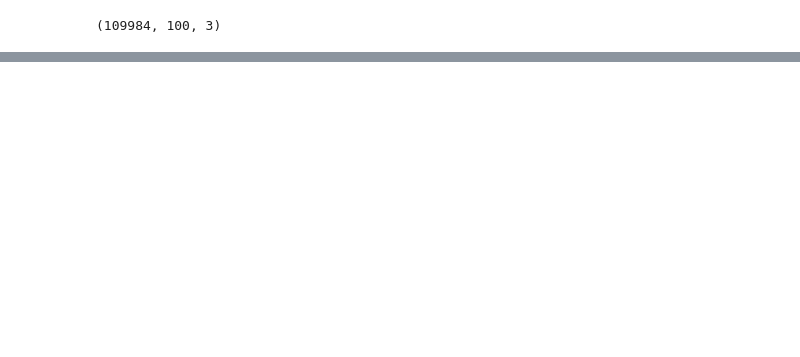
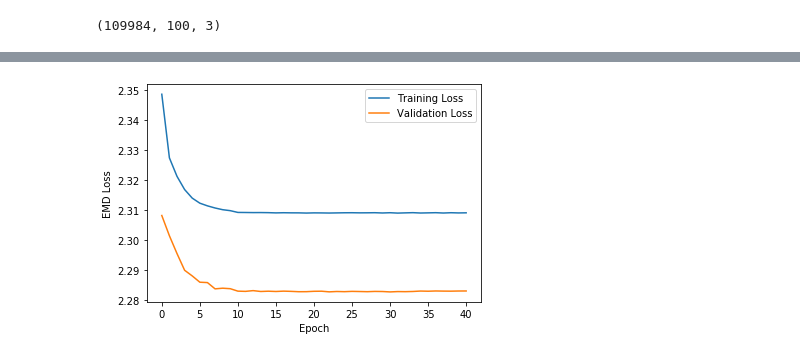
Before and after one commit to mpp-hep/JetGen, a Jupyter notebook: jupyter/JetGen_PostTrain.ipynb, the cells around one changed output, grey strips where cells are left out. Drawn from its saved outputs; the diff is of its cells as text; code cells hidden in the pictures; blank space fills up the shorter version.

```diff
--- a/jupyter/JetGen_PostTrain.ipynb
+++ b/jupyter/JetGen_PostTrain.ipynb
@@ -144,0 +176,16 @@ plt.show()
+# %%
+# traininig history
+history = h5py.File("../models/%s_history.h5" %nameModel)
+training_loss = history.get("training_loss")
+validation_loss = history.get("validation_loss")
+epochs = np.array(range(len(training_loss)))
+# %%
+# compare prediction to true value
+plt.plot(epochs, training_loss, label="Training Loss")
+plt.plot(epochs, validation_loss, label="Validation Loss")
+plt.ylabel('EMD Loss')
+plt.xlabel('Epoch')
+plt.legend()
+plt.show()
+# %% [output]
+[figure, added]
```
Also changed, not shown: parts of 15 cells of this notebook, 8 other files.
